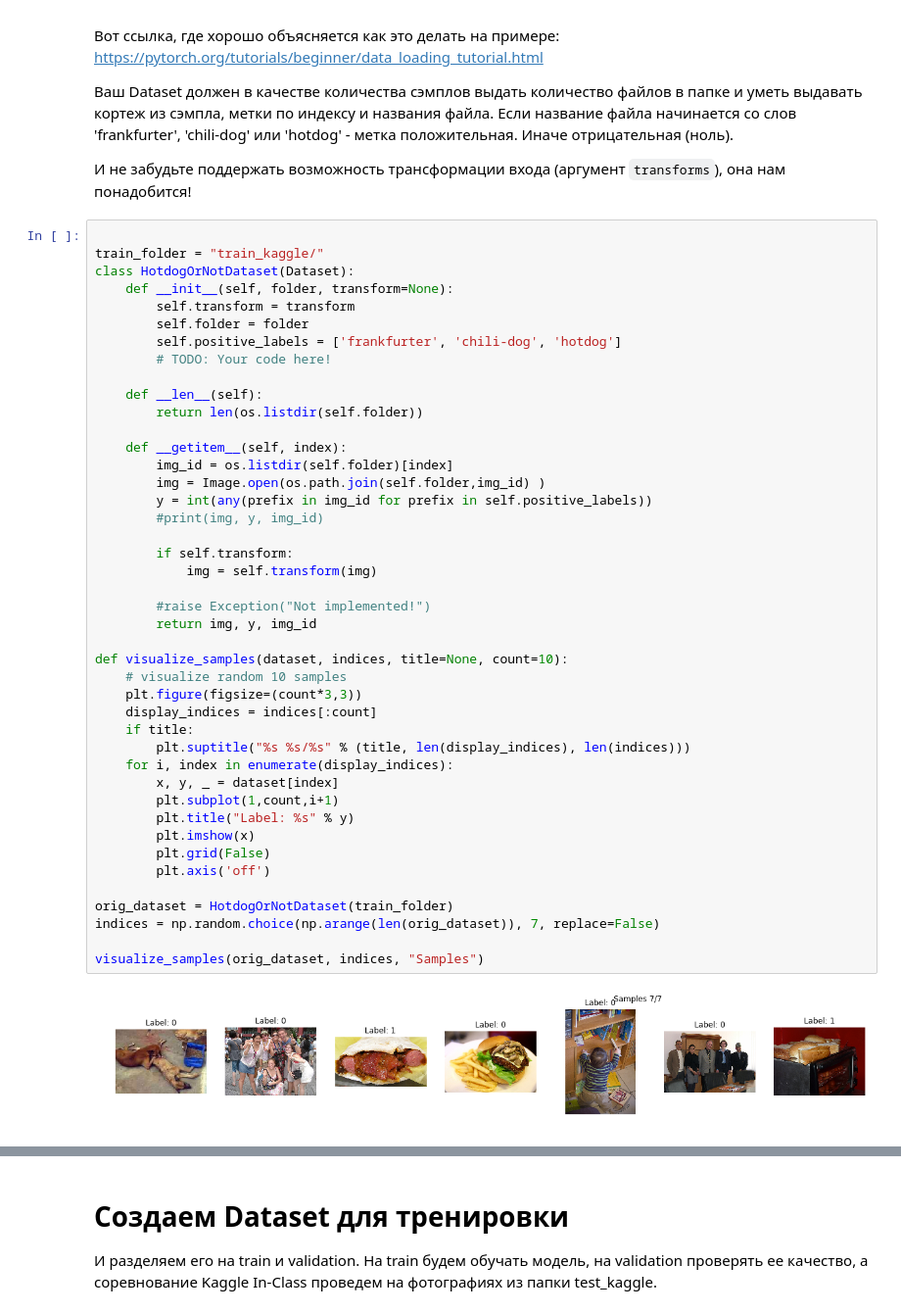
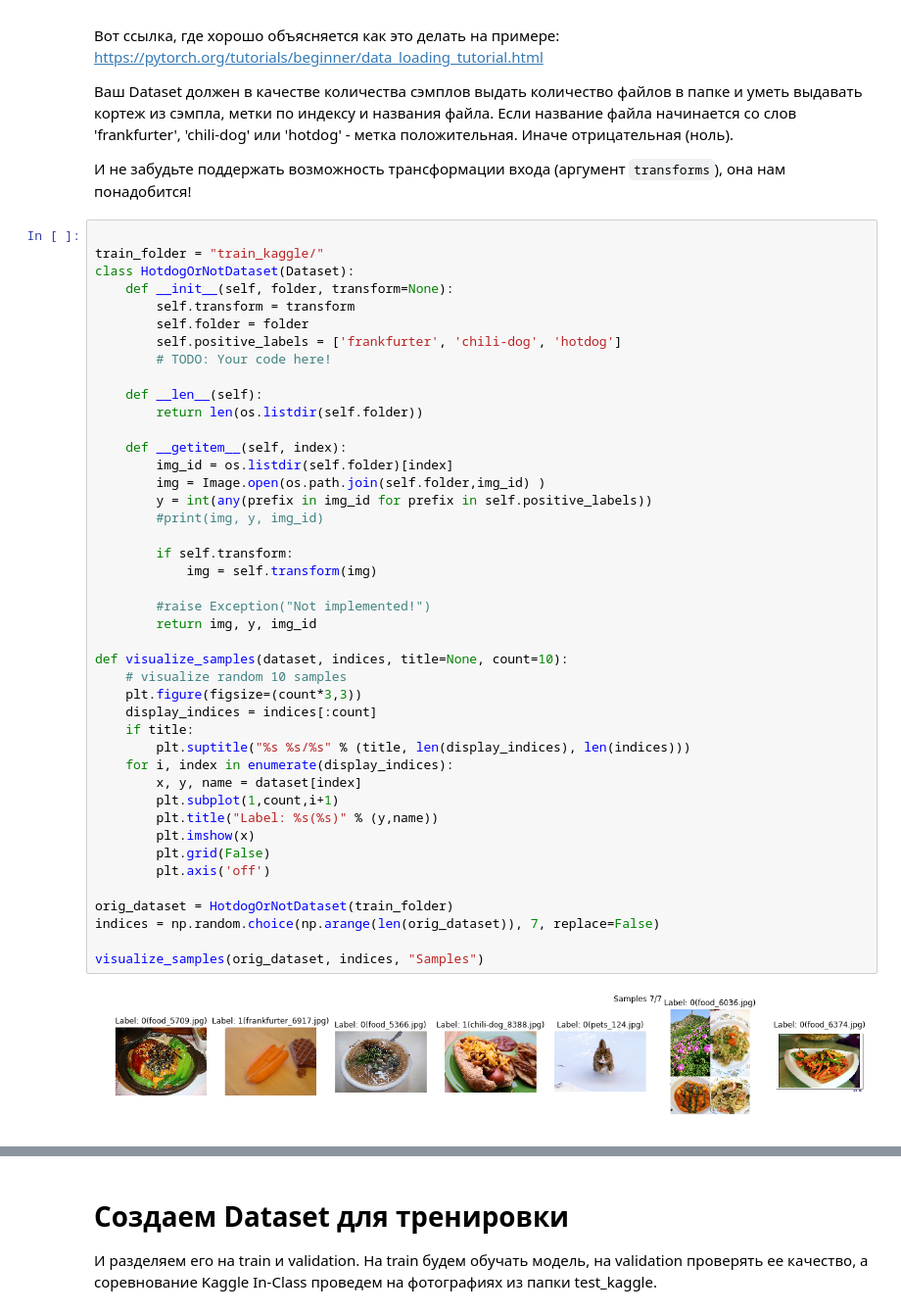
Before and after one commit to Farik/dlcourse_ai, a Jupyter notebook: assignments/assignment4/HotdogOrNot.ipynb, the cells around one changed output, grey strips where cells are left out. Shown at 98% size. Cells and saved outputs as stored; diff of their text form.

```diff
--- a/assignments/assignment4/HotdogOrNot.ipynb
+++ b/assignments/assignment4/HotdogOrNot.ipynb
@@ -111,36 +111,36 @@ class HotdogOrNotDataset(Dataset):
 
     def __getitem__(self, index):
         img_id = os.listdir(self.folder)[index]
         img = Image.open(os.path.join(self.folder,img_id) )
         y = int(any(prefix in img_id for prefix in self.positive_labels))
         #print(img, y, img_id)
 
         if self.transform:
             img = self.transform(img)
 
         #raise Exception("Not implemented!")
         return img, y, img_id
 
 def visualize_samples(dataset, indices, title=None, count=10):
     # visualize random 10 samples
     plt.figure(figsize=(count*3,3))
     display_indices = indices[:count]
     if title:
         plt.suptitle("%s %s/%s" % (title, len(display_indices), len(indices)))
     for i, index in enumerate(display_indices):
-        x, y, _ = dataset[index]
+        x, y, name = dataset[index]
         plt.subplot(1,count,i+1)
-        plt.title("Label: %s" % y)
+        plt.title("Label: %s(%s)" % (y,name))
         plt.imshow(x)
         plt.grid(False)
         plt.axis('off')
 
 orig_dataset = HotdogOrNotDataset(train_folder)
 indices = np.random.choice(np.arange(len(orig_dataset)), 7, replace=False)
 
 visualize_samples(orig_dataset, indices, "Samples")
 # %% [output]
-[figure, old version]
+[figure, new version]
 # %%
 # Let's make sure transforms work!
 dataset = HotdogOrNotDataset(train_folder, transform=transforms.RandomVerticalFlip(0.9))
```
Also changed, not shown: parts of 7 cells of this notebook.
